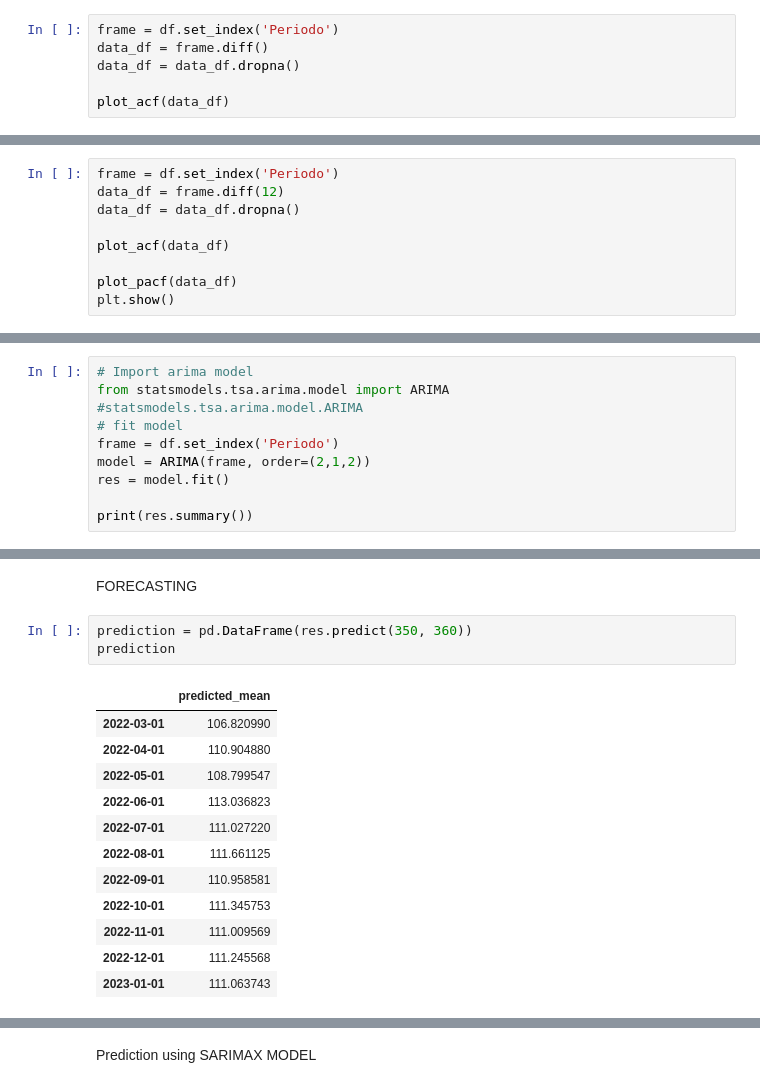
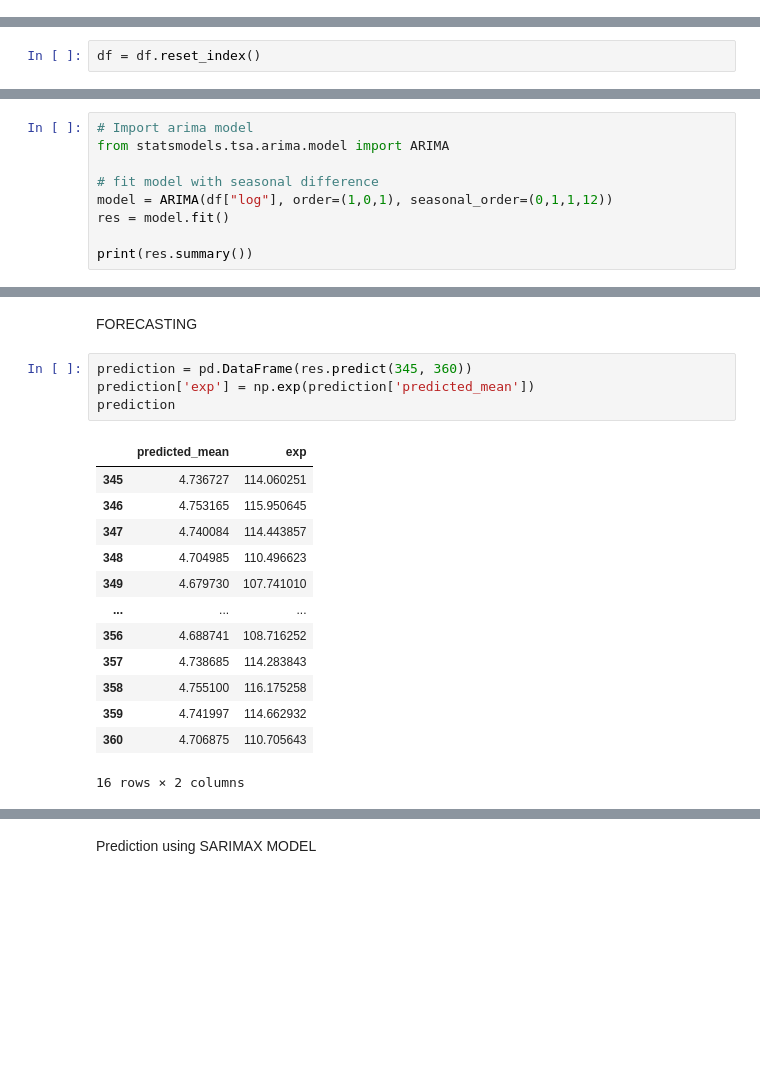
Before and after one commit to AntonioBobadilla/ARIMA-SARIMA, a Jupyter notebook: script.ipynb, the cells around one changed output, grey strips where cells are left out. Drawn from its saved outputs; the diff is of its cells as text; blank space fills up the shorter version.

```diff
--- a/script.ipynb
+++ b/script.ipynb
@@ -66,8 +103,2 @@ print(acf(df['Valor']))
 # %% [markdown]
 Partial Auto-Correlation Function (PACF) plot
-# %%
-frame = df.set_index('Periodo')
-data_df = frame.diff()
-data_df = data_df.dropna()
-
-plot_acf(data_df)
@@ -79,9 +104,0 @@ Seasonal differencing
-# %%
-frame = df.set_index('Periodo')
-data_df = frame.diff(12)
-data_df = data_df.dropna()
-
-plot_acf(data_df)
-
-plot_pacf(data_df)
-plt.show()
@@ -91,3 +119,5 @@ plt.show()
+# %%
+df = df.reset_index()
 # %% [markdown]
 Augmented Dickey-Fuller test
 # %%
@@ -108,10 +138,9 @@ ARIMA MODEL
 # %%
 # Import arima model
 from statsmodels.tsa.arima.model import ARIMA
-#statsmodels.tsa.arima.model.ARIMA
-# fit model
-frame = df.set_index('Periodo')
-model = ARIMA(frame, order=(2,1,2))
+
+# fit model with seasonal difference
+model = ARIMA(df["log"], order=(1,0,1), seasonal_order=(0,1,1,12))
 res = model.fit()
 
 print(res.summary())
@@ -189,18 +213,20 @@ plt.show()
 # %% [markdown]
 FORECASTING
 # %%
-prediction = pd.DataFrame(res.predict(350, 360))
+prediction = pd.DataFrame(res.predict(345, 360))
+prediction['exp'] = np.exp(prediction['predicted_mean'])
 prediction
 # %% [output]
-|  | predicted_mean |
-| 2022-03-01 | 106.820990 |
-| 2022-04-01 | 110.904880 |
-| 2022-05-01 | 108.799547 |
-| 2022-06-01 | 113.036823 |
-| 2022-07-01 | 111.027220 |
-| 2022-08-01 | 111.661125 |
-| 2022-09-01 | 110.958581 |
-| 2022-10-01 | 111.345753 |
-| 2022-11-01 | 111.009569 |
-| 2022-12-01 | 111.245568 |
-| 2023-01-01 | 111.063743 |
+|  | predicted_mean | exp |
+| 345 | 4.736727 | 114.060251 |
+| 346 | 4.753165 | 115.950645 |
+| 347 | 4.740084 | 114.443857 |
+| 348 | 4.704985 | 110.496623 |
+| 349 | 4.679730 | 107.741010 |
+| ... | ... | ... |
+| 356 | 4.688741 | 108.716252 |
+| 357 | 4.738685 | 114.283843 |
+| 358 | 4.755100 | 116.175258 |
+| 359 | 4.741997 | 114.662932 |
+| 360 | 4.706875 | 110.705643 |
+16 rows × 2 columns
```
Also changed, not shown: parts of 27 cells of this notebook.
